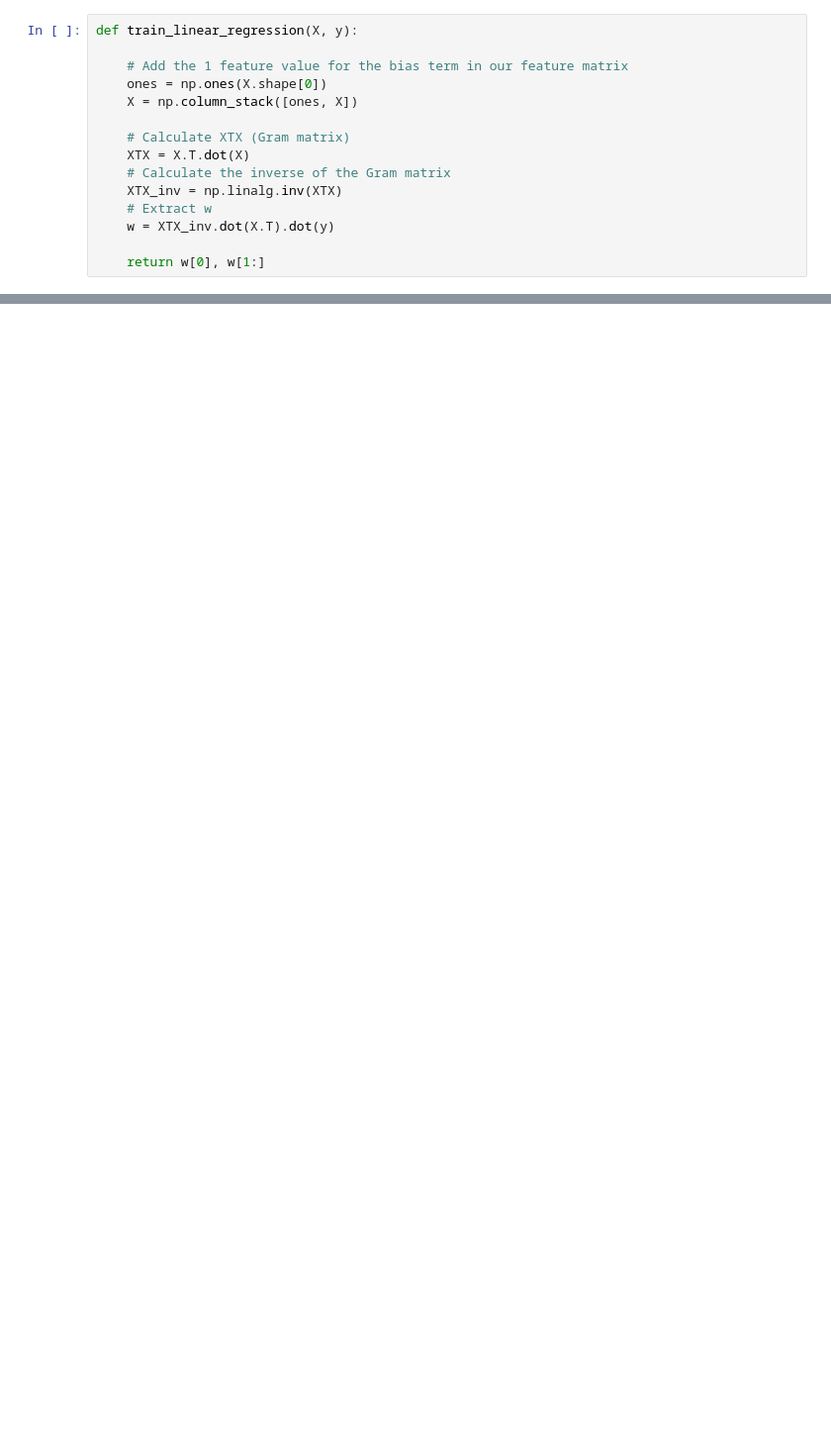
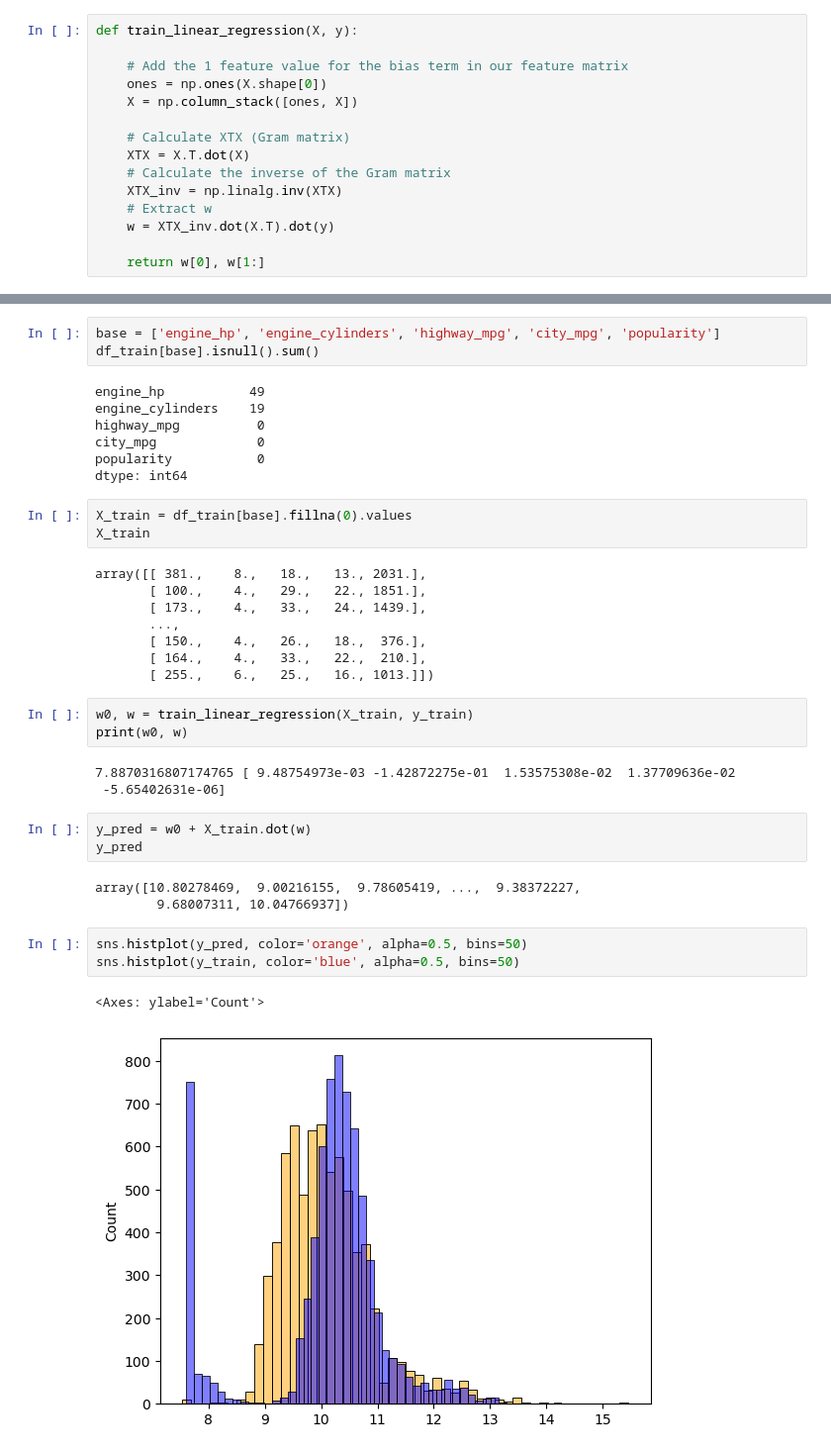
Before and after one commit to FerFilho23/Machine-Learning, a Jupyter notebook: datatalks/module-2/car-price-prediction.ipynb, the cells around one changed output, grey strips where cells are left out. Shown at 99% size. Saved outputs shown, nothing was run; the diff lists cells and outputs as text; blank space fills up the shorter version.

```diff
--- a/datatalks/module-2/car-price-prediction.ipynb
+++ b/datatalks/module-2/car-price-prediction.ipynb
@@ -303,0 +325,39 @@ array([10.71277197,  7.60140233,  9.84166534, ...,  7.60140233,
+# %%
+base = ['engine_hp', 'engine_cylinders', 'highway_mpg', 'city_mpg', 'popularity']
+df_train[base].isnull().sum()
+# %% [output]
+engine_hp           49
+engine_cylinders    19
+highway_mpg          0
+city_mpg             0
+popularity           0
+dtype: int64
+# %%
+X_train = df_train[base].fillna(0).values
+X_train
+# %% [output]
+array([[ 381.,    8.,   18.,   13., 2031.],
+       [ 100.,    4.,   29.,   22., 1851.],
+       [ 173.,    4.,   33.,   24., 1439.],
+       ...,
+       [ 150.,    4.,   26.,   18.,  376.],
+       [ 164.,    4.,   33.,   22.,  210.],
+       [ 255.,    6.,   25.,   16., 1013.]])
+# %%
+w0, w = train_linear_regression(X_train, y_train)
+print(w0, w)
+# %% [output]
+7.8870316807174765 [ 9.48754973e-03 -1.42872275e-01  1.53575308e-02  1.37709636e-02
+ -5.65402631e-06]
+# %%
+y_pred = w0 + X_train.dot(w)
+y_pred
+# %% [output]
+array([10.80278469,  9.00216155,  9.78605419, ...,  9.38372227,
+        9.68007311, 10.04766937])
+# %%
+sns.histplot(y_pred, color='orange', alpha=0.5, bins=50)
+sns.histplot(y_train, color='blue', alpha=0.5, bins=50)
+# %% [output]
+<Axes: ylabel='Count'>
+[figure, added]
```
Also changed, not shown: parts of 17 cells of this notebook, 1 other file.
